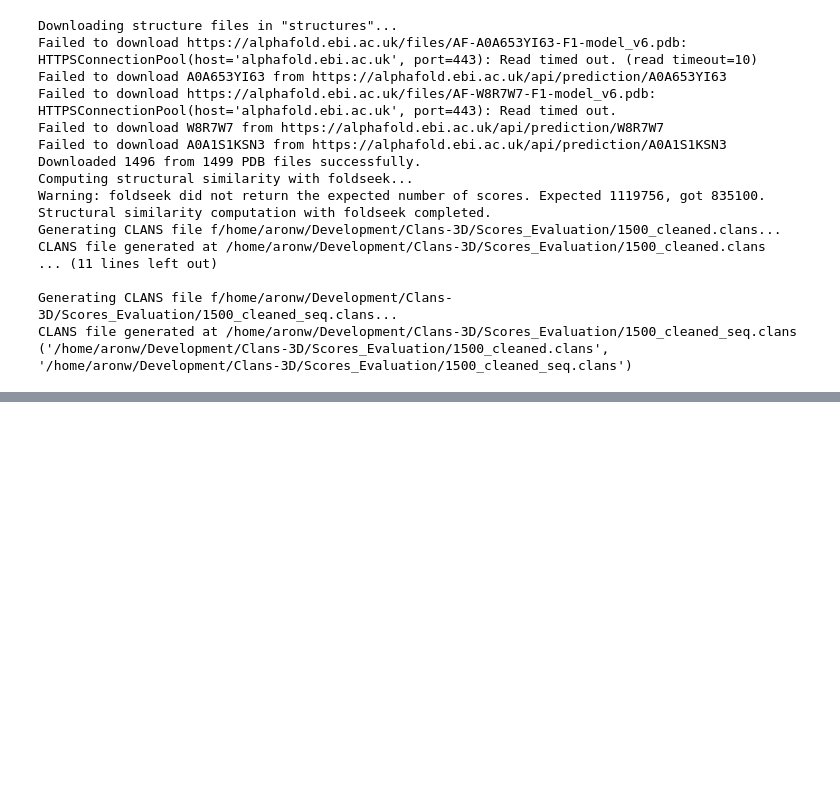
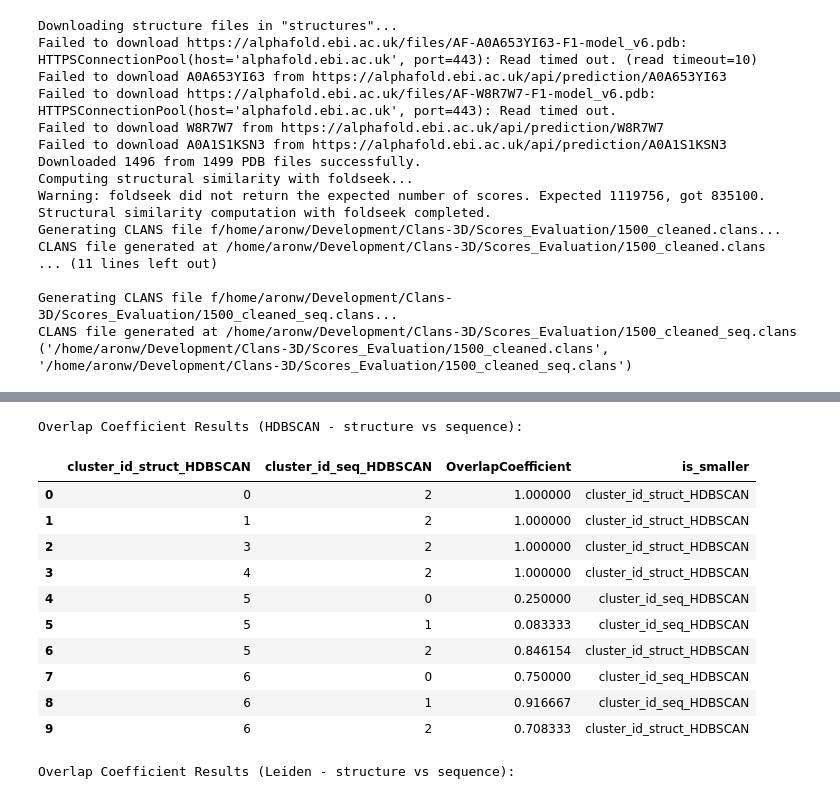
Before and after one commit to ElhabashyLab/3DClans, a Jupyter notebook: Scores_Evaluation/evaluation.ipynb, the cells around one changed output, grey strips where cells are left out. Saved outputs shown, nothing was run; the diff lists cells and outputs as text; code cells hidden in the pictures; blank space fills up the shorter version.

Commit message:
adding cluster overlap statistic

```diff
--- a/Scores_Evaluation/evaluation.ipynb
+++ b/Scores_Evaluation/evaluation.ipynb
@@ -186 +206,23 @@ Jaccard Overlap Results (Leiden - structure vs sequence):
 | 5 | 4 | 1 | 0.005348 |
+# %%
+# Compute overlap coefficient between structure-based and sequence-based clusterings
+overlap_coefficient_HDBSCAN = evaluator.clustering.compute_overlap_coefficient(df_cluster_labels, "cluster_id_struct_HDBSCAN", "cluster_id_seq_HDBSCAN", drop_zero=True)
+overlap_coefficient_Leiden = evaluator.clustering.compute_overlap_coefficient(df_cluster_labels, "cluster_id_Score_-log10_struct_Leiden", "cluster_id_Score_-log10_seq_Leiden", drop_zero=True)
+print("Overlap Coefficient Results (HDBSCAN - structure vs sequence):")
+display(overlap_coefficient_HDBSCAN)
+print("Overlap Coefficient Results (Leiden - structure vs sequence):")
+display(overlap_coefficient_Leiden)
+# %% [output]
+Overlap Coefficient Results (HDBSCAN - structure vs sequence):
+|  | cluster_id_struct_HDBSCAN | cluster_id_seq_HDBSCAN | OverlapCoefficient | is_smaller |
+| 0 | 0 | 2 | 1.000000 | cluster_id_struct_HDBSCAN |
+| 1 | 1 | 2 | 1.000000 | cluster_id_struct_HDBSCAN |
+| 2 | 3 | 2 | 1.000000 | cluster_id_struct_HDBSCAN |
+| 3 | 4 | 2 | 1.000000 | cluster_id_struct_HDBSCAN |
+| 4 | 5 | 0 | 0.250000 | cluster_id_seq_HDBSCAN |
+| 5 | 5 | 1 | 0.083333 | cluster_id_seq_HDBSCAN |
+| 6 | 5 | 2 | 0.846154 | cluster_id_struct_HDBSCAN |
+| 7 | 6 | 0 | 0.750000 | cluster_id_seq_HDBSCAN |
+| 8 | 6 | 1 | 0.916667 | cluster_id_seq_HDBSCAN |
+| 9 | 6 | 2 | 0.708333 | cluster_id_struct_HDBSCAN |
+Overlap Coefficient Results (Leiden - structure vs sequence):
```
Also changed, not shown: parts of 13 cells of this notebook, 1 other file.
